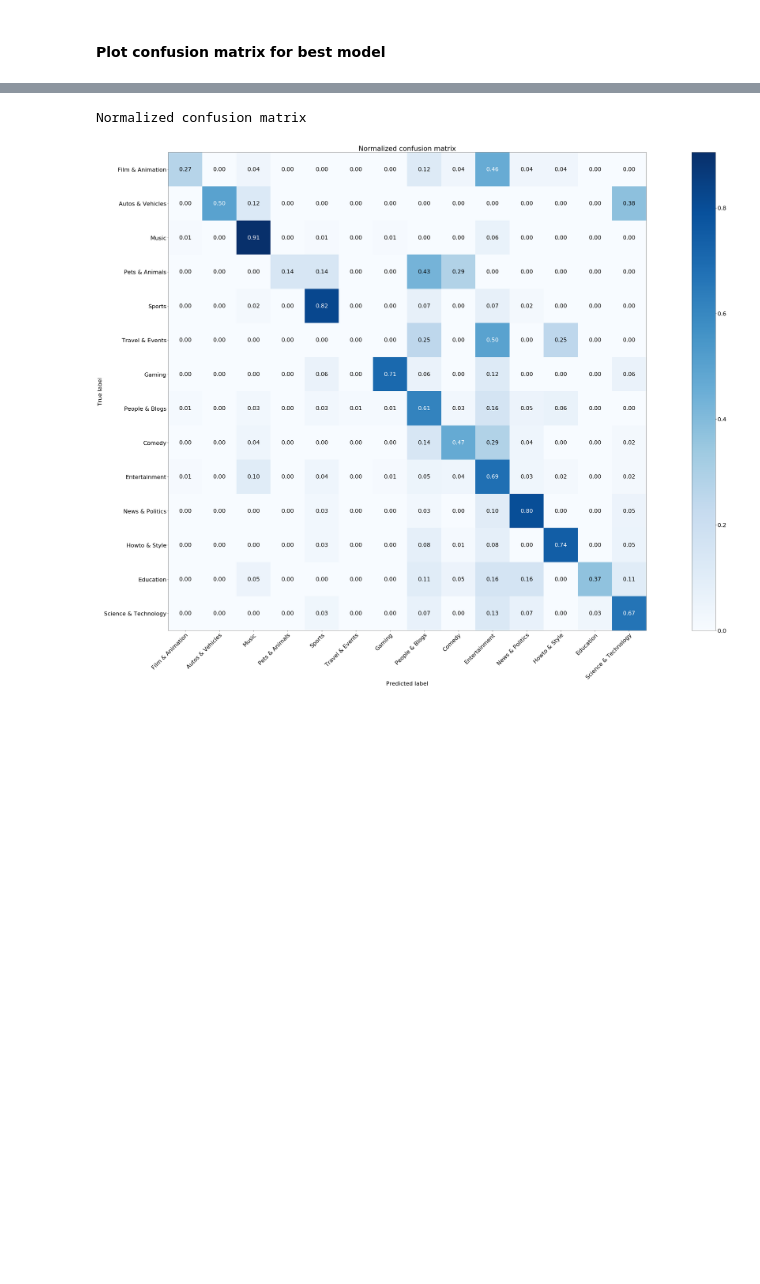
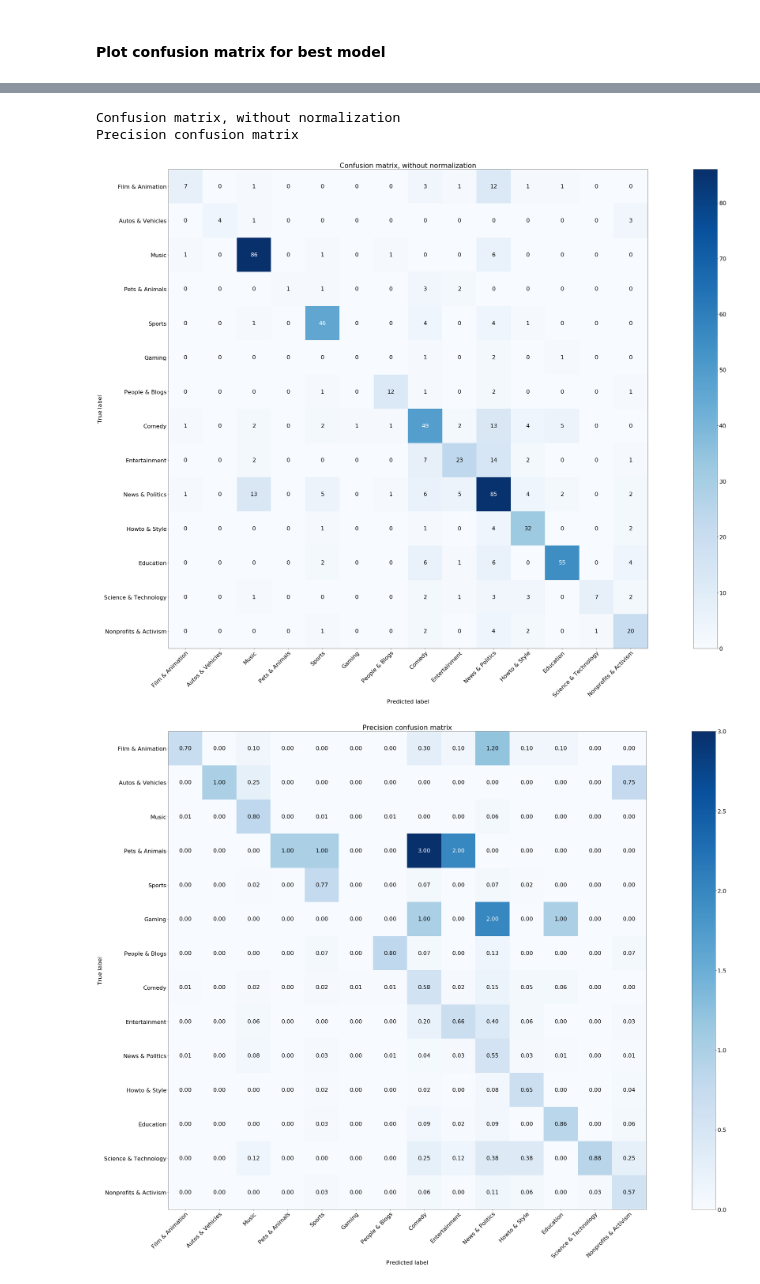
Before and after one commit to nwwnw-dam/Youtube-Data-Analysis, a Jupyter notebook: Category Prediction using comments.ipynb, the cells around one changed output, grey strips where cells are left out. Drawn from its saved outputs; the diff is of its cells as text; code cells hidden in the pictures; blank space fills up the shorter version.

Commit message:
updated readme, gitignore, ASM, precision/recall/normalize plots

```diff
--- a/Category Prediction using comments.ipynb
+++ b/Category Prediction using comments.ipynb
@@ -312,7 +313,7 @@ Execution time: 12.429587125778198 ms
 #### Plot confusion matrix for best model
 # %%
 def plot_confusion_matrix(y_true, y_pred, classes,
-                          normalize=False,
+                          type_of_plot,
                           title=None,
                           cmap=plt.cm.Blues):
     """
@@ -329,10 +330,12 @@ def plot_confusion_matrix(y_true, y_pred, classes,
     cm = confusion_matrix(y_true, y_pred)
     # Only use the labels that appear in the data
     classes = classes[unique_labels(y_true, y_pred)]
-    if normalize:
+    if type_of_plot == 'precision':
+        cm = cm.astype('float') / cm.sum(axis=0)[:, np.newaxis]
+        print("Precision confusion matrix")
+    if type_of_plot == 'recall':
         cm = cm.astype('float') / cm.sum(axis=1)[:, np.newaxis]
-        print("Normalized confusion matrix")
-    else:
+    elif type_of_plot == "no_normalization":
         print('Confusion matrix, without normalization')
 
     #print(cm)
@@ -354,7 +357,7 @@ def plot_confusion_matrix(y_true, y_pred, classes,
              rotation_mode="anchor")
 
     # Loop over data dimensions and create text annotations.
-    fmt = '.2f' if normalize else 'd'
+    fmt = '.2f' if type_of_plot != "no_normalization" else 'd'
     thresh = cm.max() / 2.
     for i in range(cm.shape[0]):
         for j in range(cm.shape[1]):
@@ -372,18 +392,24 @@ y_pred = classifier.fit(X_train, y_train).predict(X_test)
 # %%
 np.set_printoptions(precision=2)
 # -2 to remove the categories with too little samples
-class_names = np.array([i[1] for i in sorted(list(category_id_to_word.items()), key=lambda x: x[0])][:-2])
+class_names = np.array([i[1] for i in sorted(list(category_id_to_word.items())[:-2], key=lambda x: x[0])])
 
 # Plot non-normalized confusion matrix
 
-# plot_confusion_matrix(y_test, y_pred, classes=class_names,
-#                       title='Confusion matrix, without normalization')
+plot_confusion_matrix(y_test, y_pred, classes=class_names, type_of_plot="no_normalization",
+                      title='Confusion matrix, without normalization')
 
 # Plot normalized confusion matrix
-plot_confusion_matrix(y_test, y_pred, classes=class_names, normalize=True,
-                      title='Normalized confusion matrix')
+plot_confusion_matrix(y_test, y_pred, classes=class_names, type_of_plot="precision",
+                      title='Precision confusion matrix')
+
+plot_confusion_matrix(y_test, y_pred, classes=class_names, type_of_plot="recall",
+                      title='Recall confusion matrix')
+
 
 plt.show()
 # %% [output]
-Normalized confusion matrix
+Confusion matrix, without normalization
+Precision confusion matrix
-[figure, old version]
+[figure, new version]
+[figure, added]
```
Also changed, not shown: parts of 3 cells of this notebook, 7 other files.
